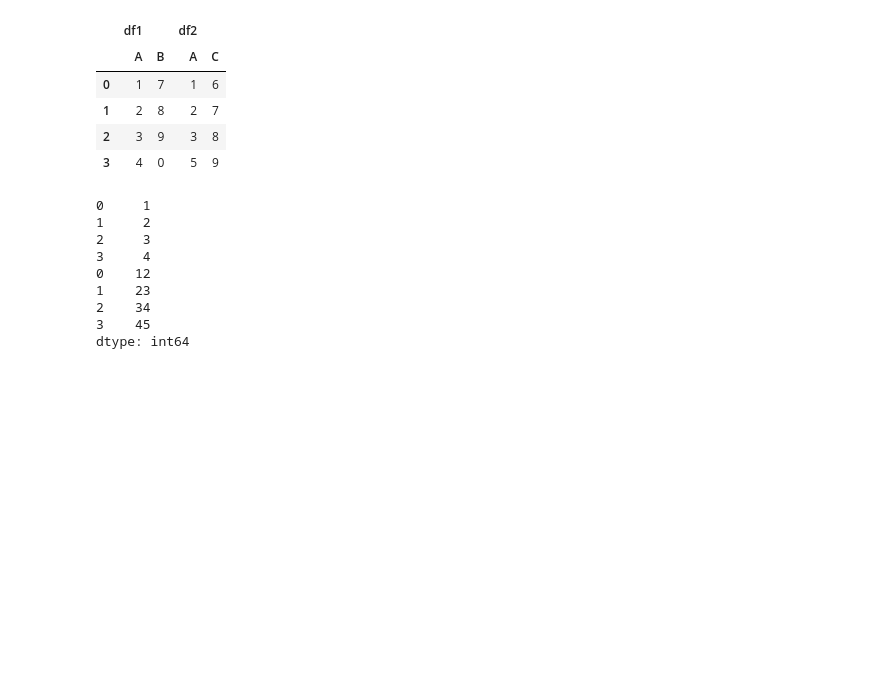
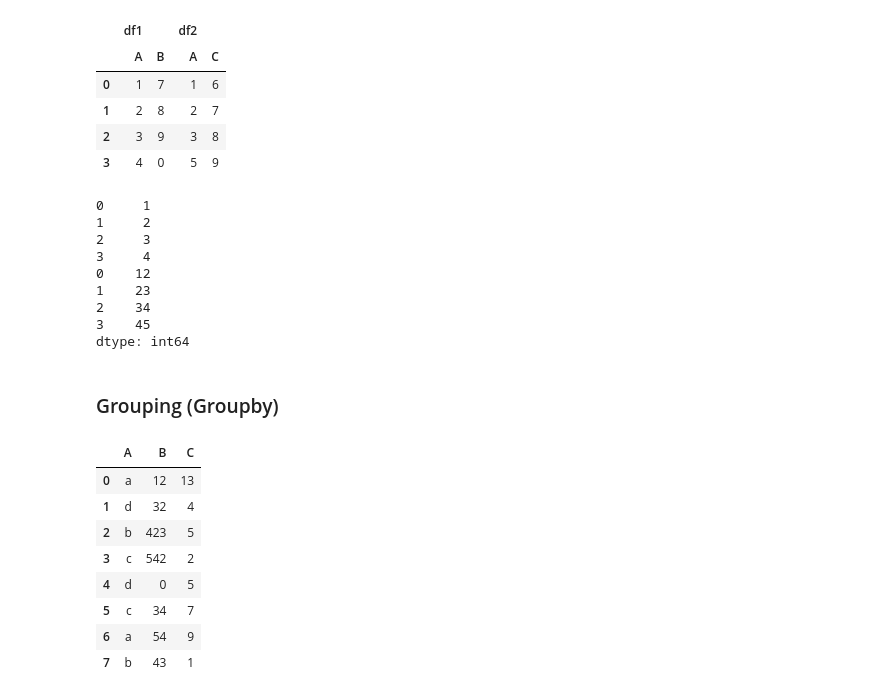
Before and after one commit to M-Hamza-Rao/Pandas-Practice, a Jupyter notebook: Pandas_Practice.ipynb, the cells around one changed output. Drawn from its saved outputs; the diff is of its cells as text; code cells hidden in the pictures; blank space fills up the shorter version.

Commit message:
Grouping

```diff
--- a/Pandas_Practice.ipynb
+++ b/Pandas_Practice.ipynb
@@ -834,3 +834,18 @@ pd.concat([s1,s2])
 2    34
 3    45
 dtype: int64
+# %% [markdown]
+### Grouping (Groupby)
+# %%
+df3=pd.DataFrame({"A":['a','d','b','c','d','c','a','b'],"B":[12,32,423,542,0,34,54,43],"C":[13,4,5,2,5,7,9,1]})
+df3
+# %% [output]
+|  | A | B | C |
+| 0 | a | 12 | 13 |
+| 1 | d | 32 | 4 |
+| 2 | b | 423 | 5 |
+| 3 | c | 542 | 2 |
+| 4 | d | 0 | 5 |
+| 5 | c | 34 | 7 |
+| 6 | a | 54 | 9 |
+| 7 | b | 43 | 1 |
```
Also changed, not shown: parts of 3 cells of this notebook.
